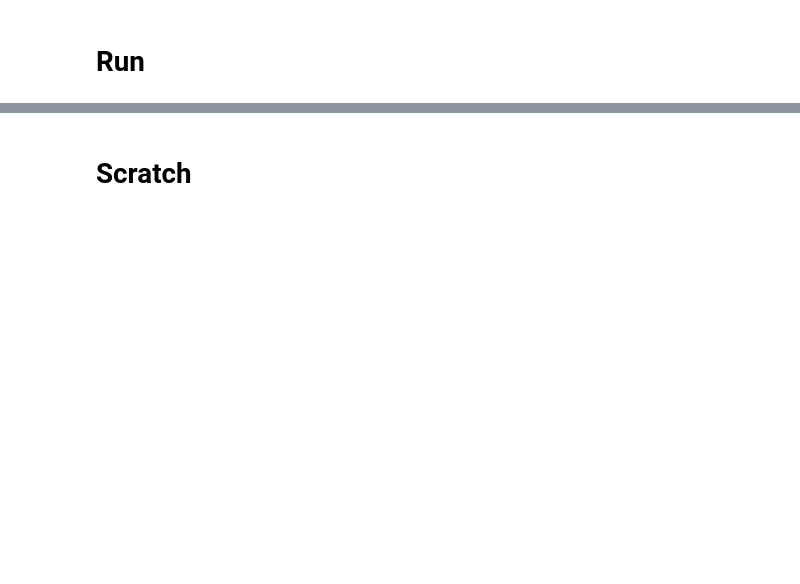
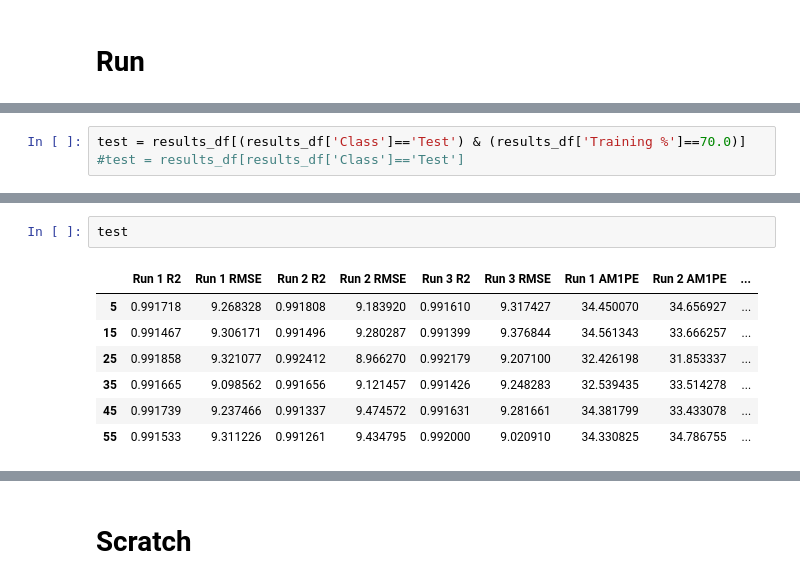
Before and after one commit to rishigurnani/hMOFs-Snurr, a Jupyter notebook: plot_results.ipynb, the cells around one changed output, grey strips where cells are left out. Drawn from its saved outputs; the diff is of its cells as text; blank space fills up the shorter version.

```diff
--- a/plot_results.ipynb
+++ b/plot_results.ipynb
@@ -306,0 +404,3 @@ results_df
+# %%
+test = results_df[(results_df['Class']=='Test') & (results_df['Training %']==70.0)]
+#test = results_df[results_df['Class']=='Test']
@@ -306,0 +411,10 @@ results_df
+# %%
+test
+# %% [output]
+|  | Run 1 R2 | Run 1 RMSE | Run 2 R2 | Run 2 RMSE | Run 3 R2 | Run 3 RMSE | Run 1 AM1PE | Run 2 AM1PE | ... |
+| 5 | 0.991718 | 9.268328 | 0.991808 | 9.183920 | 0.991610 | 9.317427 | 34.450070 | 34.656927 | ... |
+| 15 | 0.991467 | 9.306171 | 0.991496 | 9.280287 | 0.991399 | 9.376844 | 34.561343 | 33.666257 | ... |
+| 25 | 0.991858 | 9.321077 | 0.992412 | 8.966270 | 0.992179 | 9.207100 | 32.426198 | 31.853337 | ... |
+| 35 | 0.991665 | 9.098562 | 0.991656 | 9.121457 | 0.991426 | 9.248283 | 32.539435 | 33.514278 | ... |
+| 45 | 0.991739 | 9.237466 | 0.991337 | 9.474572 | 0.991631 | 9.281661 | 34.381799 | 33.433078 | ... |
+| 55 | 0.991533 | 9.311226 | 0.991261 | 9.434795 | 0.992000 | 9.020910 | 34.330825 | 34.786755 | ... |
```
Also changed, not shown: parts of 33 cells of this notebook, 6 other files.
